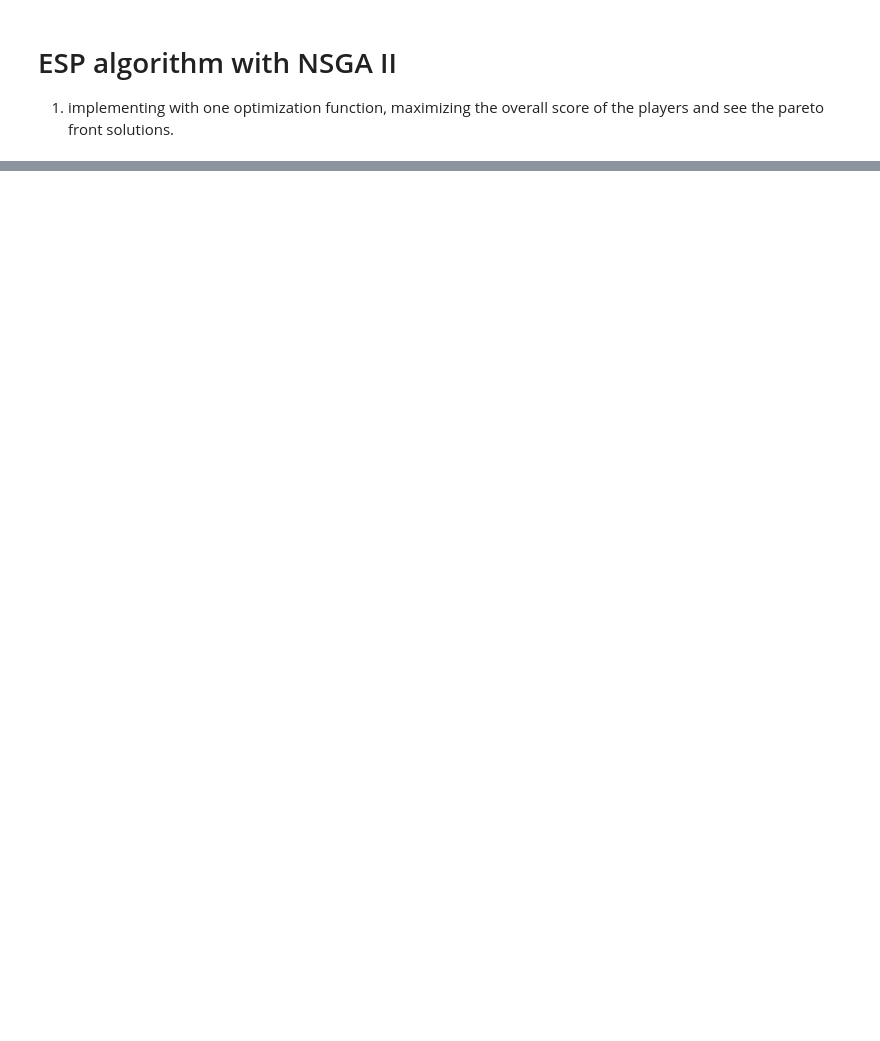
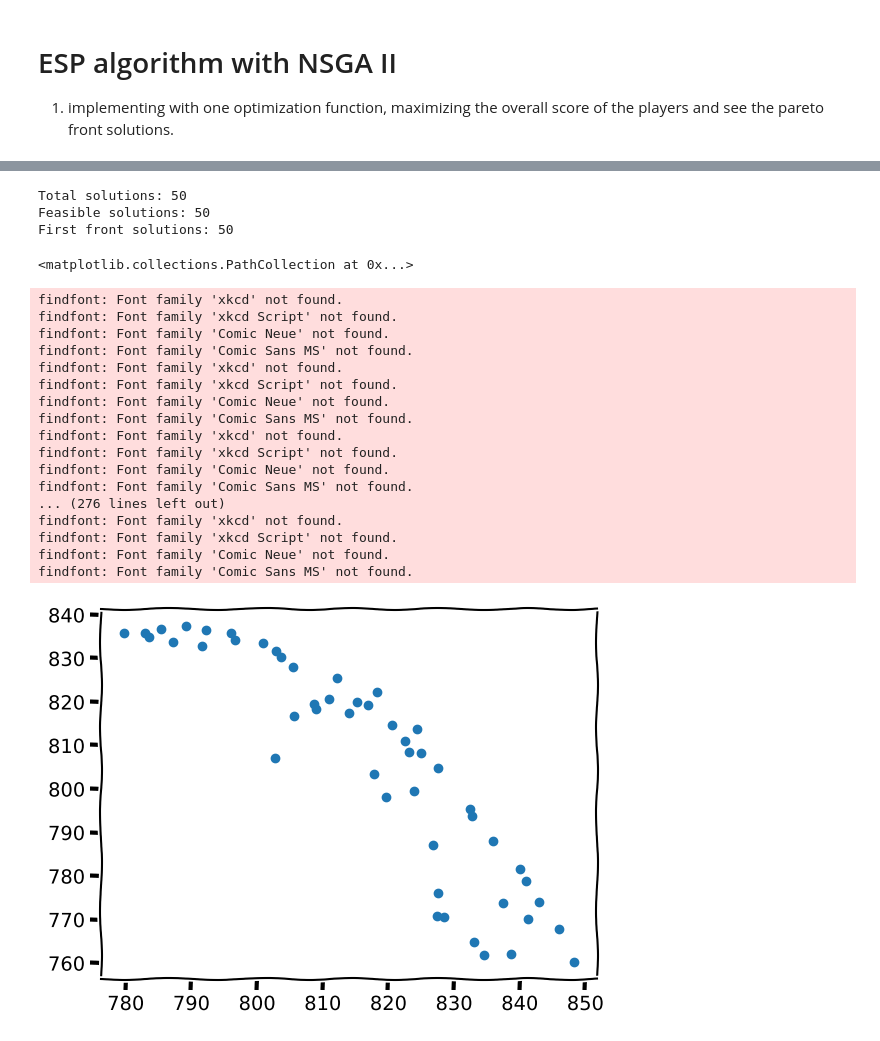
Before and after one commit to ashfaque-tk/role-aware-squad-optimization, a Jupyter notebook: notebooks/03_ESP_v1.ipynb, the cells around one changed output, grey strips where cells are left out. Drawn from its saved outputs; the diff is of its cells as text; code cells hidden in the pictures; blank space fills up the shorter version.

```diff
--- a/notebooks/03_ESP_v1.ipynb
+++ b/notebooks/03_ESP_v1.ipynb
@@ -156,0 +211,40 @@ Total cost of the team:  383000
+# %%
+# After running NSGA-II
+print(f"Total solutions: {len(F)}")
+print(f"Feasible solutions: {np.sum(G[:,0]<=0)}")
+
+# Get only the first front (Rank 1)
+from pymoo.util.nds.non_dominated_sorting import NonDominatedSorting
+
+# Assuming F_feas is your feasible solutions' objectives
+nds = NonDominatedSorting()
+front_indices = nds.do(F_feas, only_non_dominated_front=True)
+
+print(f"First front solutions: {len(front_indices)}")
+
+# Now plot ONLY first front
+F_first_front = F_feas[front_indices]
+plt.scatter(-F_first_front[:,1], -F_first_front[:,2])
+# %% [output]
+Total solutions: 50
+Feasible solutions: 50
+First front solutions: 50
+<matplotlib.collections.PathCollection at 0x...>
+findfont: Font family 'xkcd' not found.
+findfont: Font family 'xkcd Script' not found.
+findfont: Font family 'Comic Neue' not found.
+findfont: Font family 'Comic Sans MS' not found.
+findfont: Font family 'xkcd' not found.
+findfont: Font family 'xkcd Script' not found.
+findfont: Font family 'Comic Neue' not found.
+findfont: Font family 'Comic Sans MS' not found.
+findfont: Font family 'xkcd' not found.
+findfont: Font family 'xkcd Script' not found.
+findfont: Font family 'Comic Neue' not found.
+findfont: Font family 'Comic Sans MS' not found.
+... (276 lines left out)
+findfont: Font family 'xkcd' not found.
+findfont: Font family 'xkcd Script' not found.
+findfont: Font family 'Comic Neue' not found.
+findfont: Font family 'Comic Sans MS' not found.
+[figure, added]
```
Also changed, not shown: parts of 18 cells of this notebook, 16 other files.
